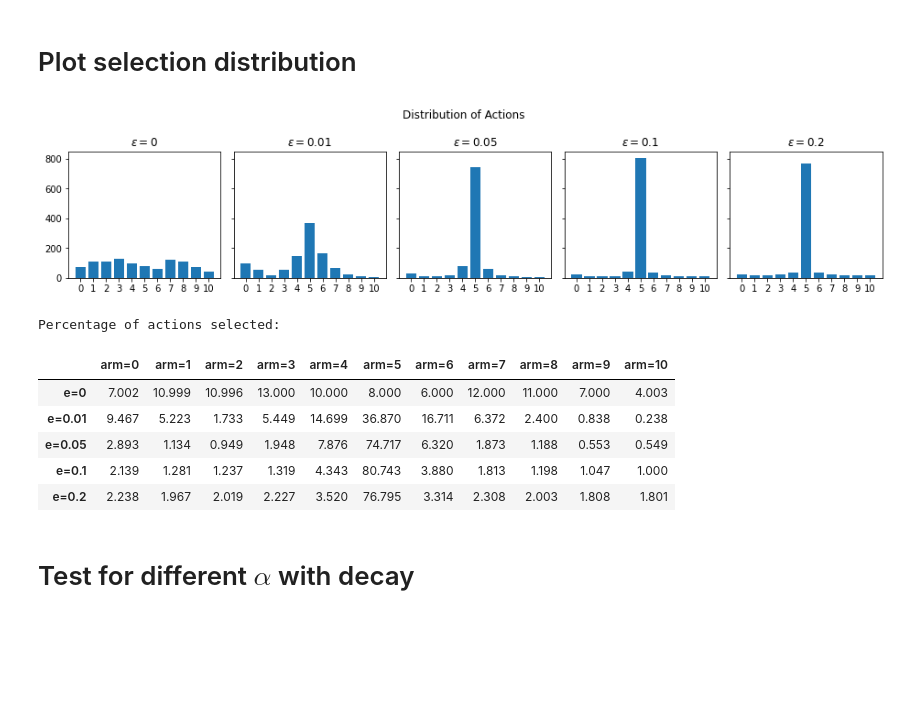
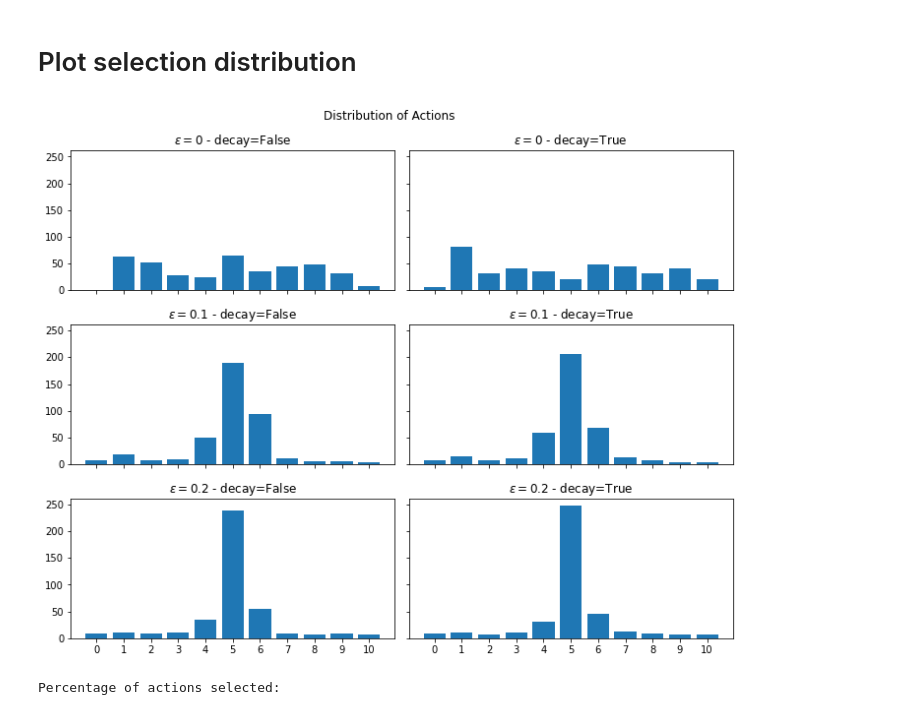
Before and after one commit to featherineaugustus/Reinforcement-Learning---k-Armed-Bandit, a Jupyter notebook: Multi-Arm Bandits.ipynb, the cells around one changed output. Drawn from its saved outputs; the diff is of its cells as text; code cells hidden in the pictures; blank space fills up the shorter version.

```diff
--- a/Multi-Arm Bandits.ipynb
+++ b/Multi-Arm Bandits.ipynb
@@ -101,18 +115,17 @@ class eps_bandit:
             self.mu = np.array(mu)
 
         elif mu == 'random':
-            # Draw means from probability distribution
             np.random.seed(42)
-            self.mu = np.random.normal(0, 10, k)
+            self.mu = reward_1
 
         elif mu == 'sequence':
-            # Increase the mean for each arm by one
-            self.mu = np.linspace(0, k-1, k)/np.sum(np.linspace(0, k-1, k))
+            self.mu = reward_2
 
         elif mu == 'gaussian':
-            # Increase the mean for each arm by one
-            self.mu = np.array([2**x for x in range(int(np.ceil(k/2)))] +
-                               [2**x for x in range(int(np.floor(k/2)))][::-1])
+            self.mu = reward_3
+
+        elif mu == 'sin':
+            self.mu = reward_4
 
 
     def pull(self):
@@ -208,35 +228,28 @@ plt.show()
 # %%
 bins = np.linspace(0, k-1, k)
 
-fig, axs = plt.subplots(1,5, figsize=(13, 3), facecolor='w', edgecolor='k', sharex=True, sharey=True)
+fig, axs = plt.subplots(3,2, figsize=(10, 8),
+                        facecolor='w', edgecolor='k',
+                        sharex=True, sharey=True)
 fig.subplots_adjust(hspace = .5, wspace=.001)
 axs = axs.ravel()
 
-for i, alpha in enumerate(alpha_list):
+zipped = [(x,y) for x in epsilon_list for y in decay_list]
+
+for i, (epsilon, decay) in enumerate(zipped):
     axs[i].bar(bins, eps_selection_list[i])
-    axs[i].set_title("$\epsilon=$" + str(alpha))
+    axs[i].set_title("$\epsilon=$" + str(epsilon) + ' - decay=' + str(decay))
     axs[i].set_xticks(list(range(0,k)))
 
 plt.suptitle('Distribution of Actions')
 fig.tight_layout()
 plt.show()
 
 opt_per = np.array(eps_selection_list)/iters * 100
 df = pd.DataFrame(opt_per,
-                  index=[("e=" + str(alpha)) for alpha in alpha_list],
+                  index=[("$\epsilon=$" + str(epsilon) + ' - decay=' + str(decay)) for (epsilon, decay) in zipped],
                   columns=["arm=" + str(x) for x in range(0, k)])
 print("Percentage of actions selected:")
-
-df_no_decay = df.copy()
-df
 # %% [output]
-[figure, old version]
+[figure, new version]
 Percentage of actions selected:
-|  | arm=0 | arm=1 | arm=2 | arm=3 | arm=4 | arm=5 | arm=6 | arm=7 | arm=8 | arm=9 | arm=10 |
-| e=0 | 7.002 | 10.999 | 10.996 | 13.000 | 10.000 | 8.000 | 6.000 | 12.000 | 11.000 | 7.000 | 4.003 |
-| e=0.01 | 9.467 | 5.223 | 1.733 | 5.449 | 14.699 | 36.870 | 16.711 | 6.372 | 2.400 | 0.838 | 0.238 |
-| e=0.05 | 2.893 | 1.134 | 0.949 | 1.948 | 7.876 | 74.717 | 6.320 | 1.873 | 1.188 | 0.553 | 0.549 |
-| e=0.1 | 2.139 | 1.281 | 1.237 | 1.319 | 4.343 | 80.743 | 3.880 | 1.813 | 1.198 | 1.047 | 1.000 |
-| e=0.2 | 2.238 | 1.967 | 2.019 | 2.227 | 3.520 | 76.795 | 3.314 | 2.308 | 2.003 | 1.808 | 1.801 |
-# %% [markdown]
-# Test for different $\alpha$ with decay
```
Also changed, not shown: parts of 13 cells of this notebook.
